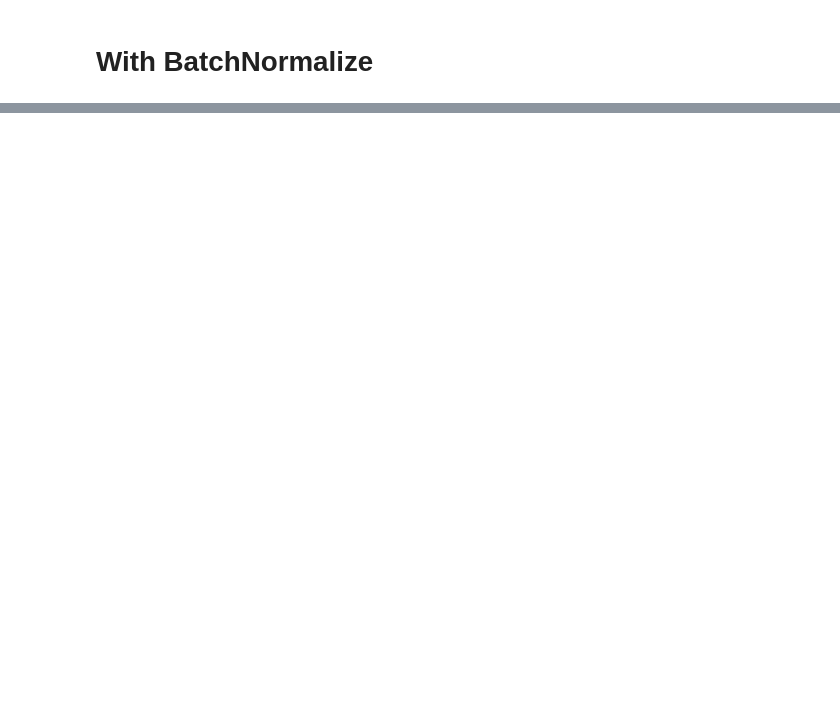
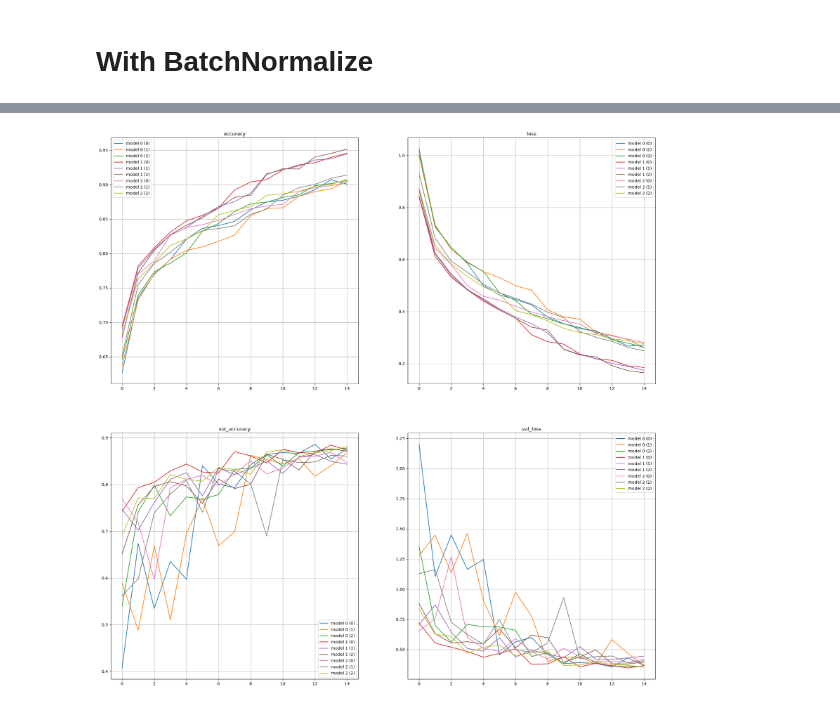
Before and after one commit to NileshAm/EN3150-Intel-Image-Classifier, a Jupyter notebook: CNN.ipynb, the cells around one changed output, grey strips where cells are left out. Drawn from its saved outputs; the diff is of its cells as text; code cells hidden in the pictures; blank space fills up the shorter version.

```diff
--- a/CNN.ipynb
+++ b/CNN.ipynb
@@ -402,0 +799,2 @@ for i, model in enumerate(best_models[:top]):
+# %%
+tune_params = combined_params.head(10)
@@ -402,0 +939,16 @@ for i, model in enumerate(best_models[:top]):
+# %%
+tune_params = tune_params.sort_values("avg_val_acc", ascending=False, ignore_index=True)
+# %%
+fig, ax = plt.subplots(2, 2, figsize=(24, 24))
+for i, metric in enumerate(["accuracy", "loss", "val_accuracy", "val_loss"]):
+    axis = ax[i//2][i%2]
+    for j, settings in tune_params[:3].iterrows():
+        for k in range(3):
+            axis.plot(settings["3_model_history"][k].epoch, settings["3_model_history"][k].history[metric], label=f"model {j} ({k})")
+        axis.set_title(metric)
+        axis.grid(True)
+        axis.legend()
+
+plt.show()
+# %% [output]
+[figure, added]
```
Also changed, not shown: parts of 50 cells of this notebook, 44 other files.
